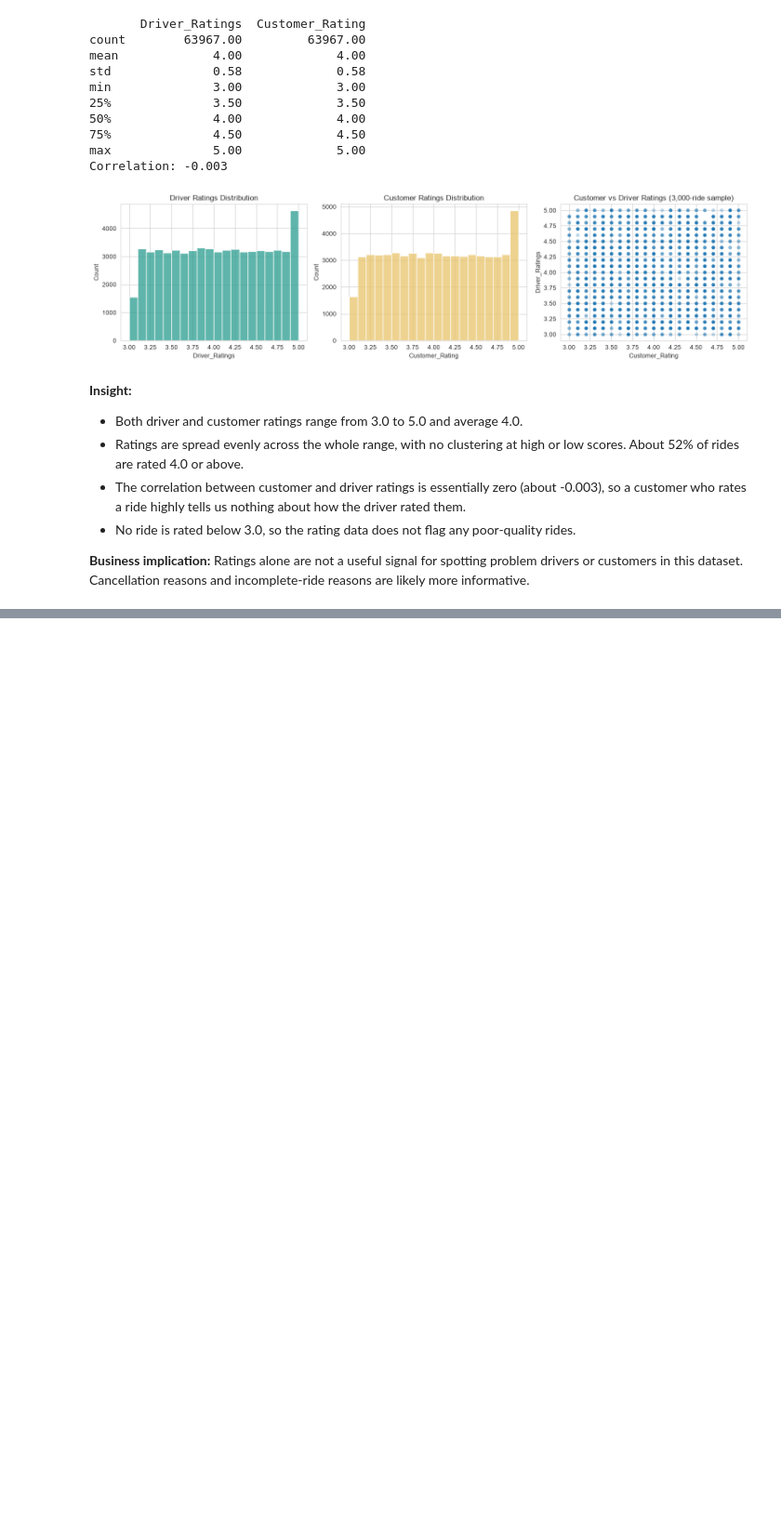
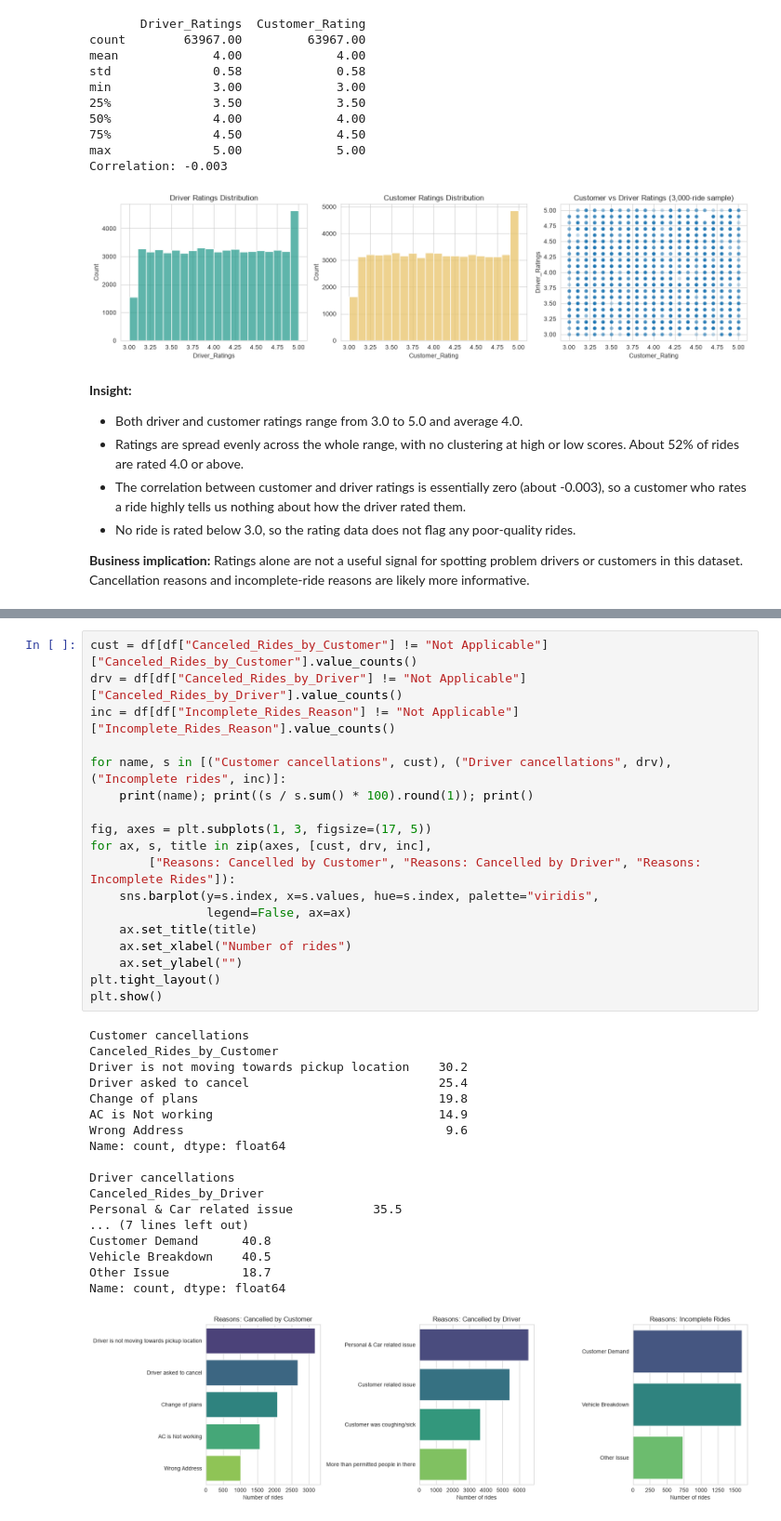
Before and after one commit to stutigoyal8999/Labmentix_Internship_Business-Analytics, a Jupyter notebook: Project-3/notebooks/cleaning_eda.ipynb, the cells around one changed output, grey strips where cells are left out. Shown at 93% size. Cells and saved outputs as stored; diff of their text form; blank space fills up the shorter version.

Commit message:
EDA : cancellation and incomplete rides reasons

```diff
--- a/Project-3/notebooks/cleaning_eda.ipynb
+++ b/Project-3/notebooks/cleaning_eda.ipynb
@@ -363,0 +368,37 @@ Correlation: -0.003
+# %%
+cust = df[df["Canceled_Rides_by_Customer"] != "Not Applicable"]["Canceled_Rides_by_Customer"].value_counts()
+drv = df[df["Canceled_Rides_by_Driver"] != "Not Applicable"]["Canceled_Rides_by_Driver"].value_counts()
+inc = df[df["Incomplete_Rides_Reason"] != "Not Applicable"]["Incomplete_Rides_Reason"].value_counts()
+
+for name, s in [("Customer cancellations", cust), ("Driver cancellations", drv), ("Incomplete rides", inc)]:
+    print(name); print((s / s.sum() * 100).round(1)); print()
+
+fig, axes = plt.subplots(1, 3, figsize=(17, 5))
+for ax, s, title in zip(axes, [cust, drv, inc],
+        ["Reasons: Cancelled by Customer", "Reasons: Cancelled by Driver", "Reasons: Incomplete Rides"]):
+    sns.barplot(y=s.index, x=s.values, hue=s.index, palette="viridis",
+                legend=False, ax=ax)
+    ax.set_title(title)
+    ax.set_xlabel("Number of rides")
+    ax.set_ylabel("")
+plt.tight_layout()
+plt.show()
+# %% [output]
+Customer cancellations
+Canceled_Rides_by_Customer
+Driver is not moving towards pickup location    30.2
+Driver asked to cancel                          25.4
+Change of plans                                 19.8
+AC is Not working                               14.9
+Wrong Address                                    9.6
+Name: count, dtype: float64
+
+Driver cancellations
+Canceled_Rides_by_Driver
+Personal & Car related issue           35.5
+... (7 lines left out)
+Customer Demand      40.8
+Vehicle Breakdown    40.5
+Other Issue          18.7
+Name: count, dtype: float64
+[figure, added]
```
Also changed, not shown: parts of 2 cells of this notebook.
